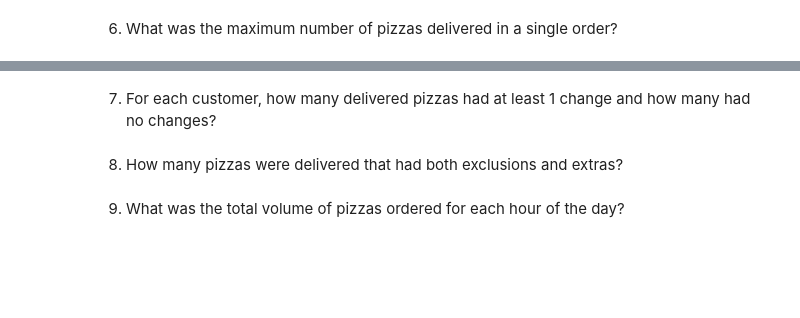
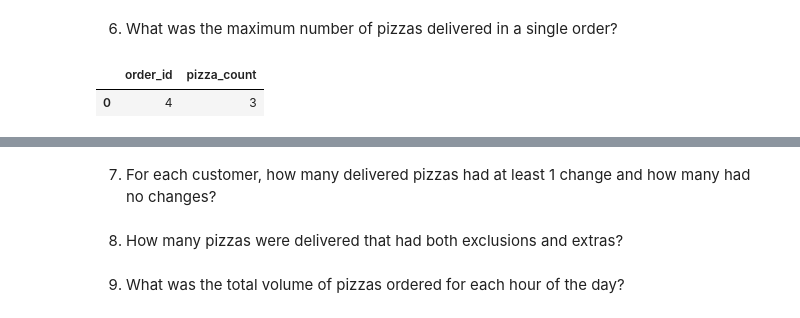
Before and after one commit to sdman135/DataBase-building-and-SQL-query-practice, a Jupyter notebook: SQL_Query_Practice_-_Danny_Ma/Case Study #2 - Pizza Runner/Case Study #2 - Pizza Runner.ipynb, the cells around one changed output, grey strips where cells are left out. Saved outputs shown, nothing was run; the diff lists cells and outputs as text; code cells hidden in the pictures; blank space fills up the shorter version.

```diff
--- a/SQL_Query_Practice_-_Danny_Ma/Case Study #2 - Pizza Runner/Case Study #2 - Pizza Runner.ipynb
+++ b/SQL_Query_Practice_-_Danny_Ma/Case Study #2 - Pizza Runner/Case Study #2 - Pizza Runner.ipynb
@@ -440,2 +416,16 @@ total_unique_customer_orders
 # %% [markdown]
 6) What was the maximum number of pizzas delivered in a single order?
+# %%
+max_delivered_pizzas = pd.read_sql_query("""select c.order_id, count(c.pizza_id) pizza_count
+                                            from customer_orders c
+                                            left join runner_orders r
+                                                on c.order_id = r.order_id
+                                            where r.distance != "null"
+                                            group by c.order_id
+                                            order by pizza_count desc
+                                            limit 1
+                                            """,conn)
+max_delivered_pizzas
+# %% [output]
+|  | order_id | pizza_count |
+| 0 | 4 | 3 |
```
Also changed, not shown: parts of 5 cells of this notebook, 1 other file.
